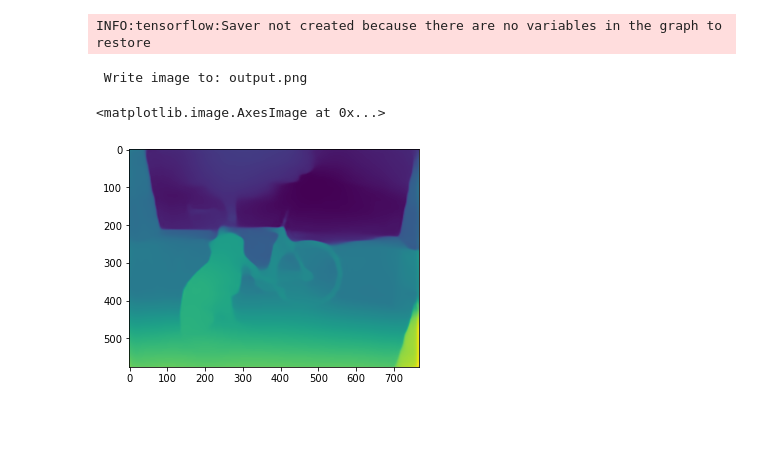
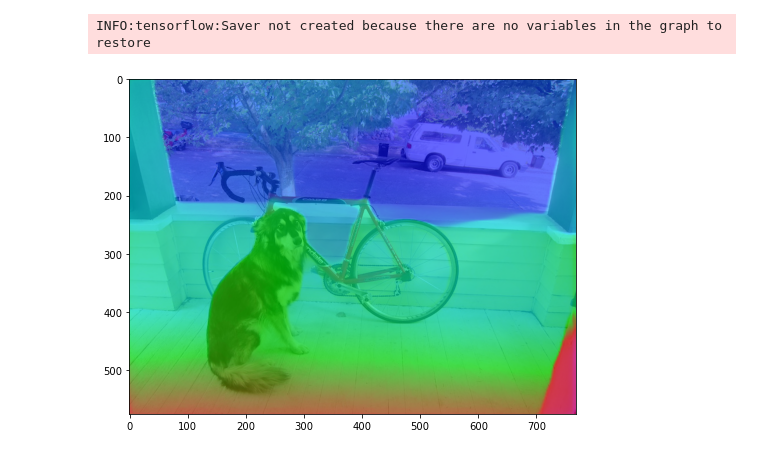
Before and after one commit to Apiquet/DepthEstimationAnd3dMapping, a Jupyter notebook: test_depth_estimation.ipynb, the cells around one changed output. Cells and saved outputs as stored; diff of their text form; code cells hidden in the pictures; blank space fills up the shorter version.

Commit message:
[DEV][DEPTH] Overlap depth map with image

```diff
--- a/test_depth_estimation.ipynb
+++ b/test_depth_estimation.ipynb
@@ -30,18 +20,7 @@ INFO:tensorflow:Saver not created because there are no variables in the graph to
 INFO:tensorflow:Saver not created because there are no variables in the graph to restore
 # %%
 from utils.eval import *
-# %%
-# output file
-prediction = cv2.resize(prediction, (img.shape[1], img.shape[0]), interpolation=cv2.INTER_CUBIC)
-print(" Write image to: output.png")
-depth_min = prediction.min()
-depth_max = prediction.max()
-img_out = (255 * (prediction - depth_min) / (depth_max - depth_min)).astype("uint8")
-
-cv2.imwrite("output.png", img_out)
-plt.imshow(img_out)
-# plt.show()
-# %% [output]
- Write image to: output.png
-<matplotlib.image.AxesImage at 0x...>
-[figure, removed]
+# %%
+pltPredOnImg(module, 'images/dog.jpg')
+# %% [output]
+[figure, added]
```
Also changed, not shown: parts of 3 cells of this notebook, 3 other files.
